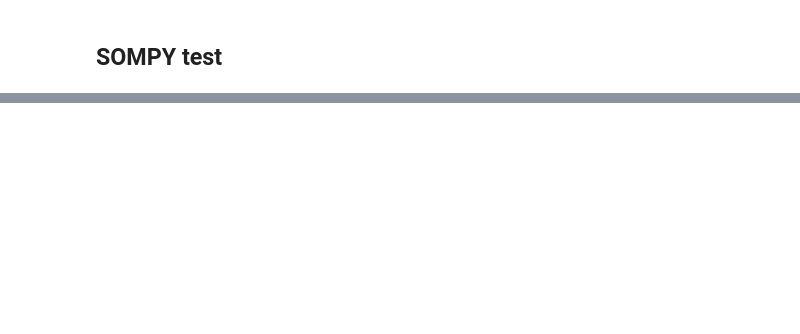
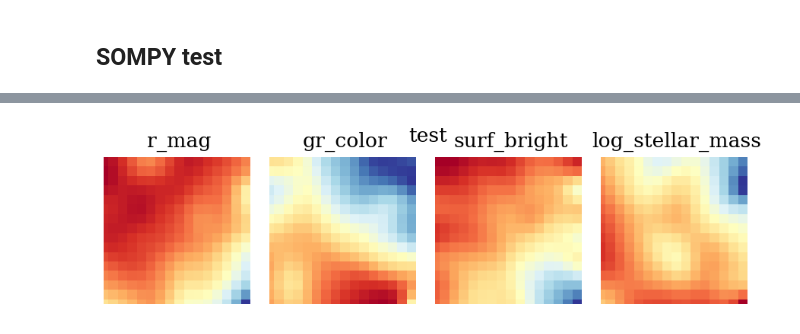
Before and after one commit to lsajkov/strw_mpdg, a Jupyter notebook: som_test.ipynb, the cells around one changed output, grey strips where cells are left out. Drawn from its saved outputs; the diff is of its cells as text; code cells hidden in the pictures; blank space fills up the shorter version.

Commit message:
testing soms

```diff
--- a/som_test.ipynb
+++ b/som_test.ipynb
@@ -152,0 +59,36 @@ SOM_plot.show(SOM)
+# %%
+training_data = GAMA_vect_data[random_idx]
+
+r_mag            = list(training_data['r_mag'])
+r_mag_err        = list(training_data['r_mag_err'])
+gr_color         = list(training_data['gr_color'])
+gr_color_err     = list(training_data['gr_color_err'])
+surf_bright      = list(training_data['surf_bright_r'])
+
+log_stellar_mass = list(training_data['log_stellar_mass'])
+redshift         = list(training_data['redshift'])
+
+testing_data = GAMA_vect_data[random_idx_complement]
+
+r_mag_test            = list(testing_data['r_mag'])
+r_mag_err_test        = list(testing_data['r_mag_err'])
+gr_color_test         = list(testing_data['gr_color'])
+gr_color_err_test     = list(testing_data['gr_color_err'])
+surf_bright_test      = list(testing_data['surf_bright_r'])
+
+log_stellar_mass_test = list(testing_data['log_stellar_mass'])
+redshift_test         = list(testing_data['redshift'])
+# %%
+SOMready_training_data = list(zip(r_mag, gr_color, surf_bright, log_stellar_mass))
+SOMready_training_data = np.array(SOMready_training_data)
+
+SOMready_testing_data = list(zip(r_mag_test, gr_color_test, surf_bright_test))
+SOMready_testing_data = np.array(SOMready_testing_data)
+# %%
+mapsize = [16, 16]
+
+SOM = sompy.SOMFactory.build(SOMready_training_data,
+                             mapsize = mapsize,
+                             component_names = ['r_mag', 'gr_color', 'surf_bright', 'log_stellar_mass'])
+# %%
+SOM.train(n_job = 3, train_len_factor = 30, verbose = 'info')
@@ -152,0 +113,5 @@ SOM_plot.show(SOM)
+# %%
+SOM_plot = sompy.mapview.View2DPacked(16, 16, 'test', text_size = 16)
+SOM_plot.show(SOM)
+# %% [output]
+[figure, added]
```
Also changed, not shown: parts of 37 cells of this notebook.
